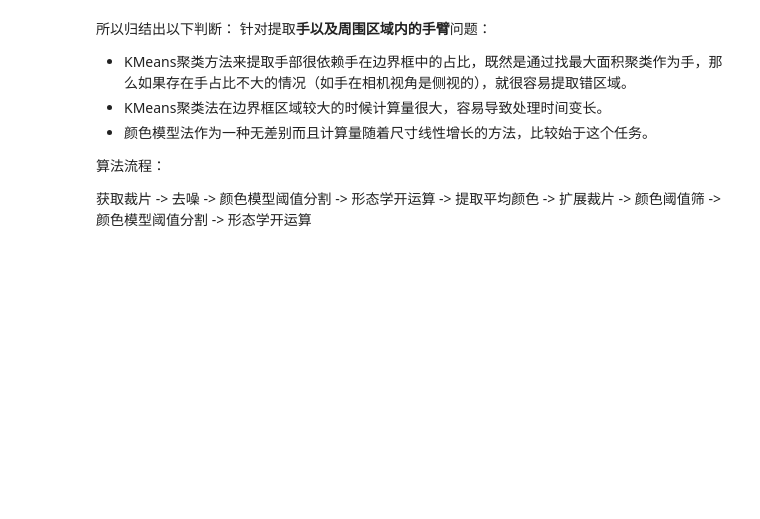
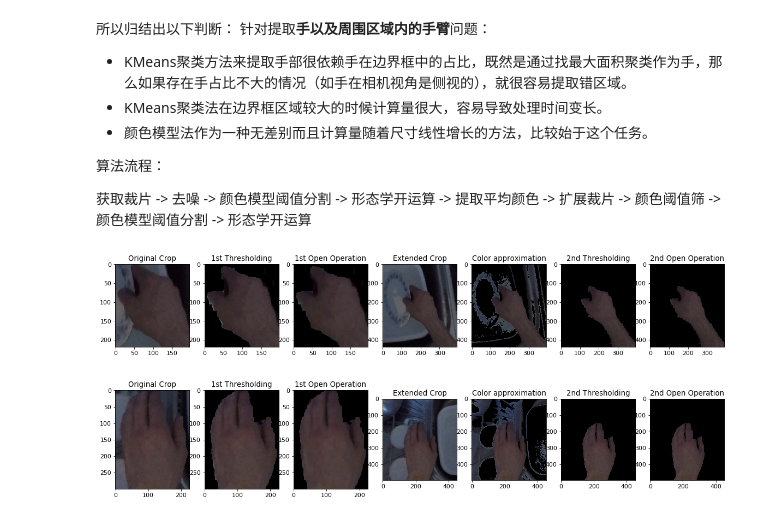
Before and after one commit to JinhangZhu/project-diary, a Jupyter notebook: differentiate.ipynb, the cells around one changed output. Cells and saved outputs as stored; diff of their text form; code cells hidden in the pictures; blank space fills up the shorter version.

```diff
--- a/differentiate.ipynb
+++ b/differentiate.ipynb
@@ -415,5 +368,3 @@ plt.show()
 算法流程：
 
 获取裁片 -> 去噪 -> 颜色模型阈值分割 -> 形态学开运算 -> 提取平均颜色 -> 扩展裁片 -> 颜色阈值筛 -> 颜色模型阈值分割 -> 形态学开运算
-# %%
-def extractHandArm()
@@ -419,0 +373,9 @@ def extractHandArm()
+# %%
+# 快速展示
+img = cv2.imread(IMAGE)
+boxes = get_boxes(os.path.join(SAVE_PATH, IMAGE_NAME + '_unnorm.txt'))
+img = cv2.cvtColor(img, cv2.COLOR_BGR2RGB)
+extracted, exd_boxes = extractHandArm(img, boxes, open_size=5, extend_scale=0.5,color_thres=20, view=True)
+# %% [output]
+[figure, added]
+[figure, added]
```
Also changed, not shown: parts of 35 cells of this notebook, 20 other files.
